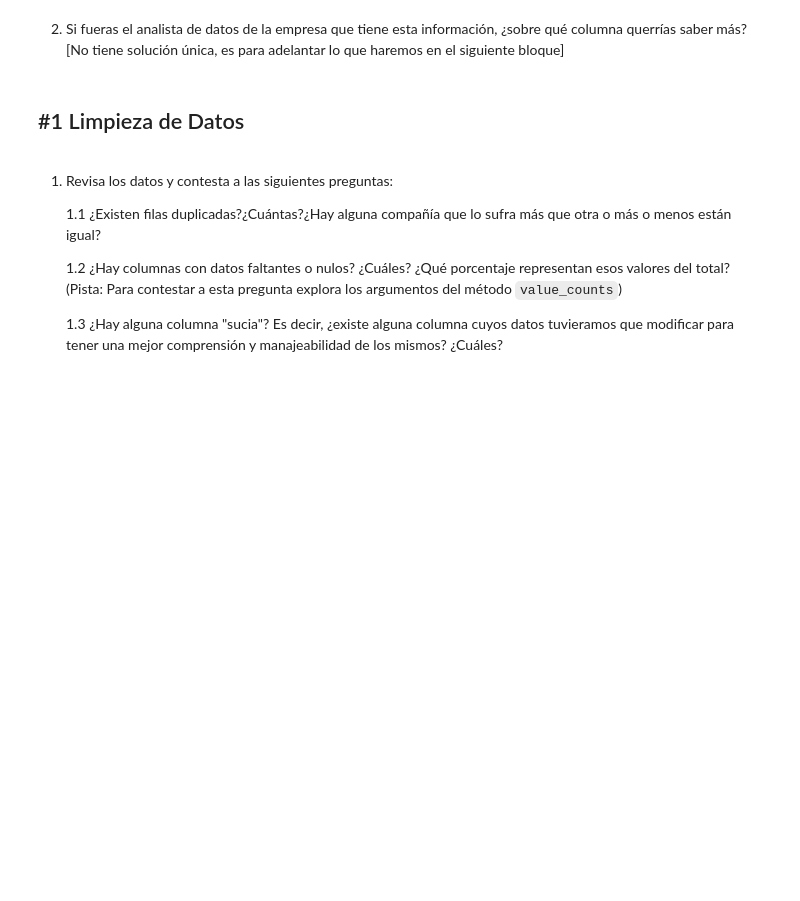
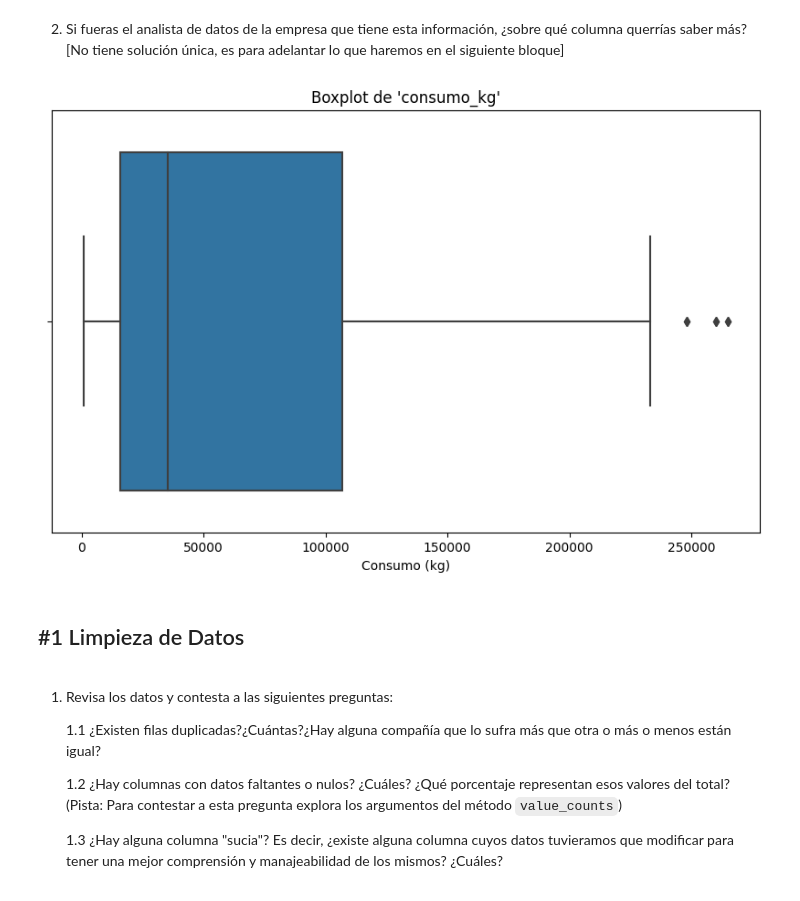
Before and after one commit to hardrockcae/hardrockcae-CAE-settings, a Jupyter notebook: 18_Practica_Obligatoria_Pandas_II.ipynb, the cells around one changed output. Cells and saved outputs as stored; diff of their text form; code cells hidden in the pictures; blank space fills up the shorter version.

```diff
--- a/18_Practica_Obligatoria_Pandas_II.ipynb
+++ b/18_Practica_Obligatoria_Pandas_II.ipynb
@@ -23,5 +93,28 @@ FileNotFoundError: [Errno 2] No such file or directory: './data/dataset_viajes.c
 # %% [markdown]
 2. Si fueras el analista de datos de la empresa que tiene esta información, ¿sobre qué columna querrías saber más? [No tiene solución única, es para adelantar lo que haremos en el siguiente bloque]
+# %%
+# Importamos las librerías necesarias
+import pandas as pd
+import matplotlib.pyplot as plt
+import seaborn as sns
+
+# Cargar los datos
+# df = pd.read_csv('ruta_a_tu_archivo.csv') # Asegúrate de cargar el DataFrame con tus datos
+
+# Convertimos la columna "consumo_kg" a numérico, forzando errores a NaN (por si hay valores no numéricos)
+df['consumo_kg'] = pd.to_numeric(df['consumo_kg'], errors='coerce')
+
+# Filtramos los valores nulos para el boxplot
+consumo_kg_limpio = df['consumo_kg'].dropna()
+
+# Identificación de outliers en "consumo_kg" usando un boxplot
+plt.figure(figsize=(10, 6))
+sns.boxplot(x=consumo_kg_limpio)
+plt.title("Boxplot de 'consumo_kg'")
+plt.xlabel("Consumo (kg)")
+plt.show()
+# %% [output]
+[figure, added]
 # %% [markdown]
 ## #1 Limpieza de Datos
 # %% [markdown]
```
Also changed, not shown: parts of 30 cells of this notebook.
